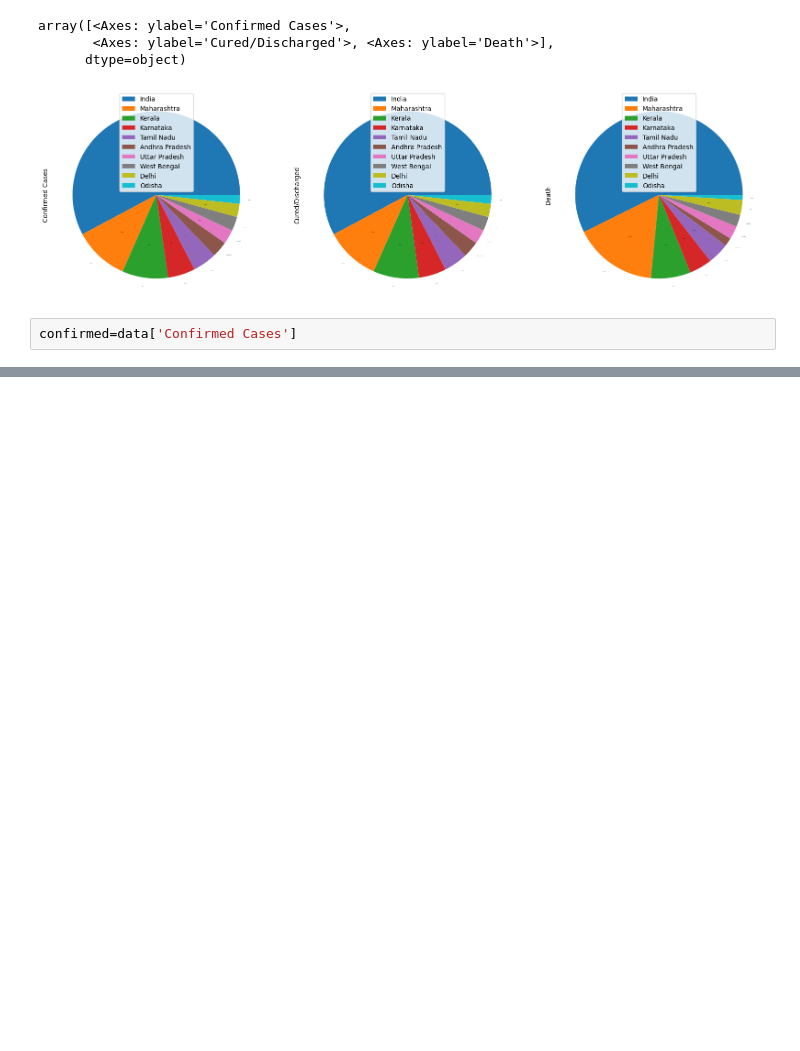
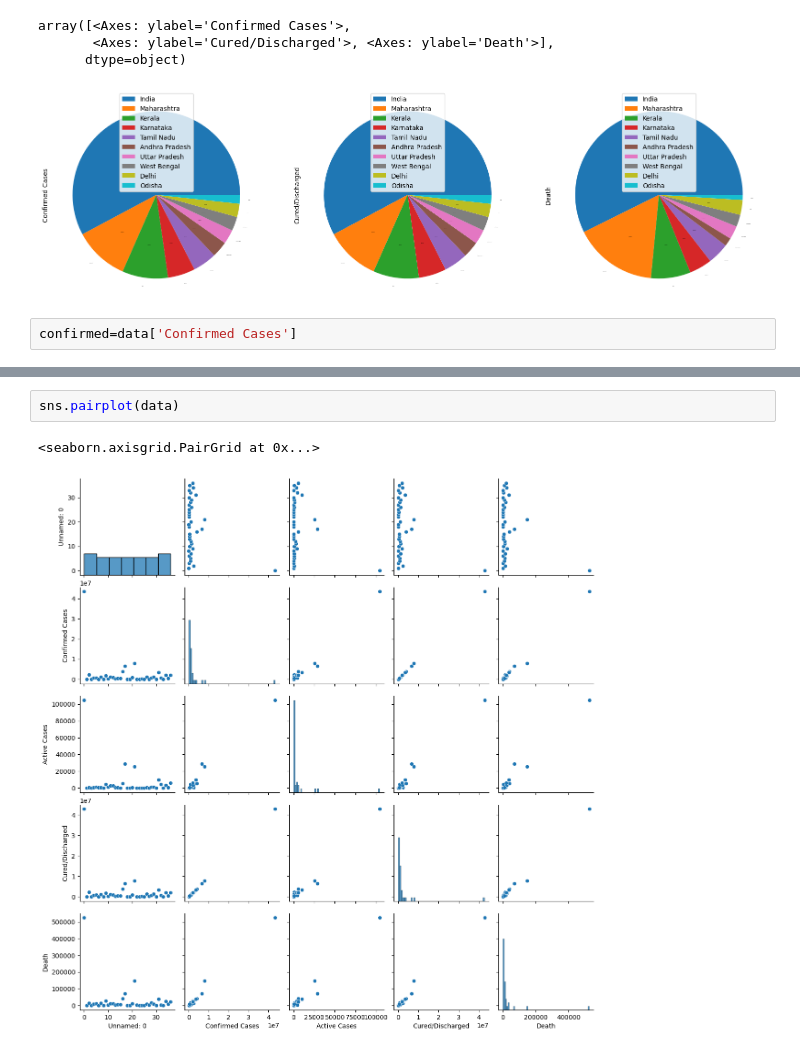
Before and after one commit to 1994shuklaanand/covid19-data-analysis, a Jupyter notebook: covid19_analysis.ipynb, the cells around one changed output, grey strips where cells are left out. Cells and saved outputs as stored; diff of their text form; blank space fills up the shorter version.

```diff
--- a/covid19_analysis.ipynb
+++ b/covid19_analysis.ipynb
@@ -207,0 +235,5 @@ NameError: ignored
+# %%
+sns.pairplot(data)
+# %% [output]
+<seaborn.axisgrid.PairGrid at 0x...>
+[figure, added]
```
Also changed, not shown: parts of 6 cells of this notebook.
